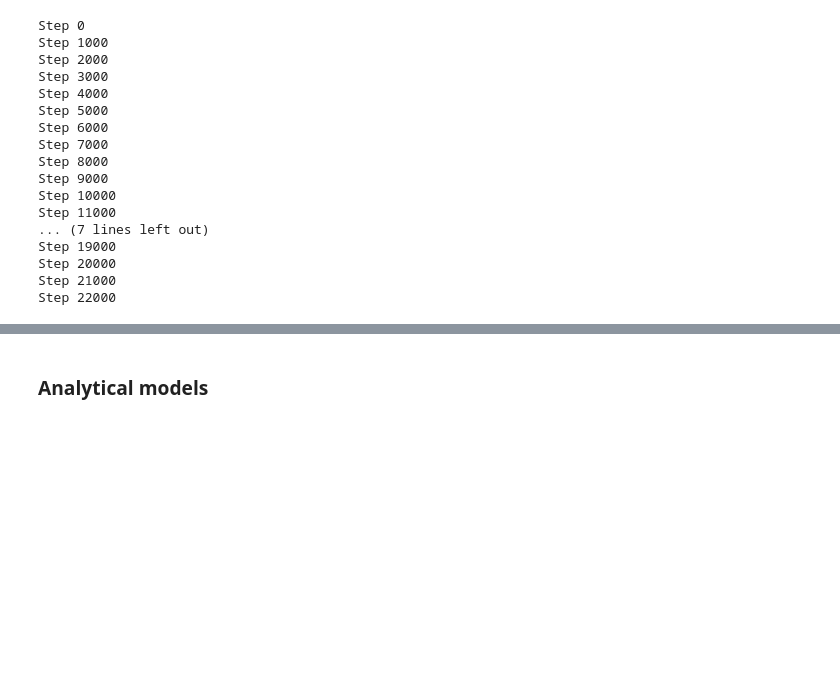
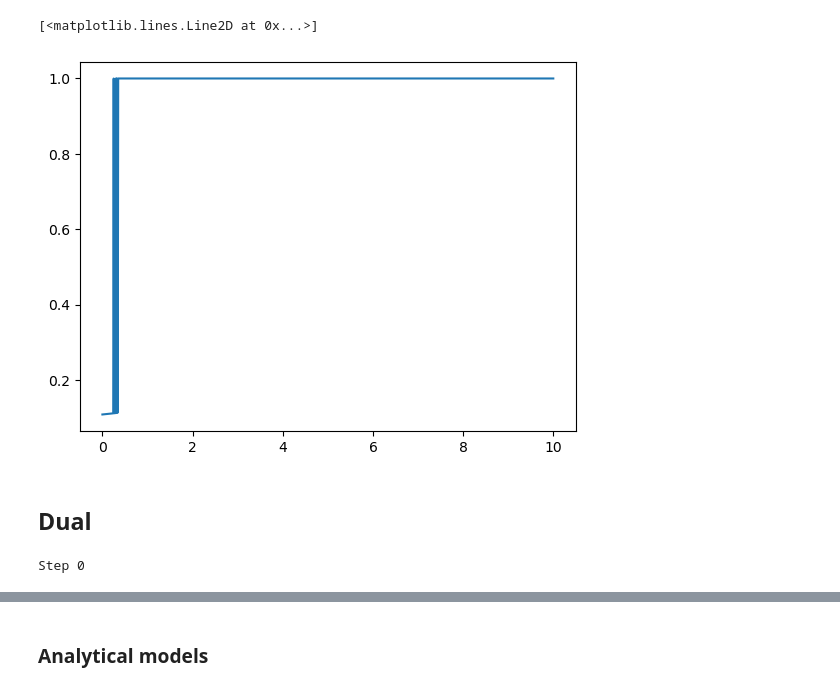
Before and after one commit to vicioms/camilla, a Jupyter notebook: enet.ipynb, the cells around one changed output, grey strips where cells are left out. Drawn from its saved outputs; the diff is of its cells as text; code cells hidden in the pictures; blank space fills up the shorter version.

```diff
--- a/enet.ipynb
+++ b/enet.ipynb
@@ -242,36 +282,39 @@ patterns = mean + torch.randn_like(logvariance)*torch.exp(0.5 * logvariance)
+# %%
+class_weight = torch.zeros((betas.size(0), 10), device=w.device, dtype=w.dtype)
+
+class_weight = class_weight.scatter_add_(
+    dim=1,
+    index=y.unsqueeze(0).expand(betas.size(0), patterns.size(0)),
+    src=w
+)
+# %%
+plt.plot(betas.cpu(), class_weight.max(dim=1).values.cpu())
+# %% [output]
+[<matplotlib.lines.Line2D at 0x...>]
+[figure, added]
+# %% [markdown]
+## Dual
 # %%
 gram_matrix =  torch.einsum('ki,li->kl', patterns.view(patterns.size(0), -1), patterns.view(patterns.size(0), -1))
 diag = torch.diagonal(gram_matrix)
 C = gram_matrix / torch.sqrt(torch.outer(diag, diag))
 # %%
 # dual approach
-betas = torch.logspace(0, 2, 100)
+betas = torch.linspace(0, 100, 1000)
 K = C.size(0)
 w = torch.distributions.dirichlet.Dirichlet(torch.ones(K)).sample((betas.size(0),))
-eta = 0.9
+eta = 0.1
 # w = softmax(beta*C @ w)
-for step in range(40000):
+for step in range(1000):
     current = torch.softmax(betas[:,None] * w @ C, dim=1)
     w = eta*w + (1-eta)*current
     if step % 1000 == 0:
         print(f"Step {step}")
     #w += dt*(w @ C - (torch.log(w)+1)/betas[:, None])
     #w /= w.sum(dim=1, keepdim=True)
+
+recovered_patterns = torch.sum(w[:, :, None]*patterns[None, :, :], dim=1)
+with torch.no_grad():
+    recon_patterns = torch.sigmoid(model.decode_logits(recovered_patterns.to(device))).cpu()
 # %% [output]
 Step 0
-Step 1000
-Step 2000
-Step 3000
-Step 4000
-Step 5000
-Step 6000
-Step 7000
-Step 8000
-Step 9000
-Step 10000
-Step 11000
-... (7 lines left out)
-Step 19000
-Step 20000
-Step 21000
-Step 22000
```
Also changed, not shown: parts of 11 cells of this notebook, 6 other files.
